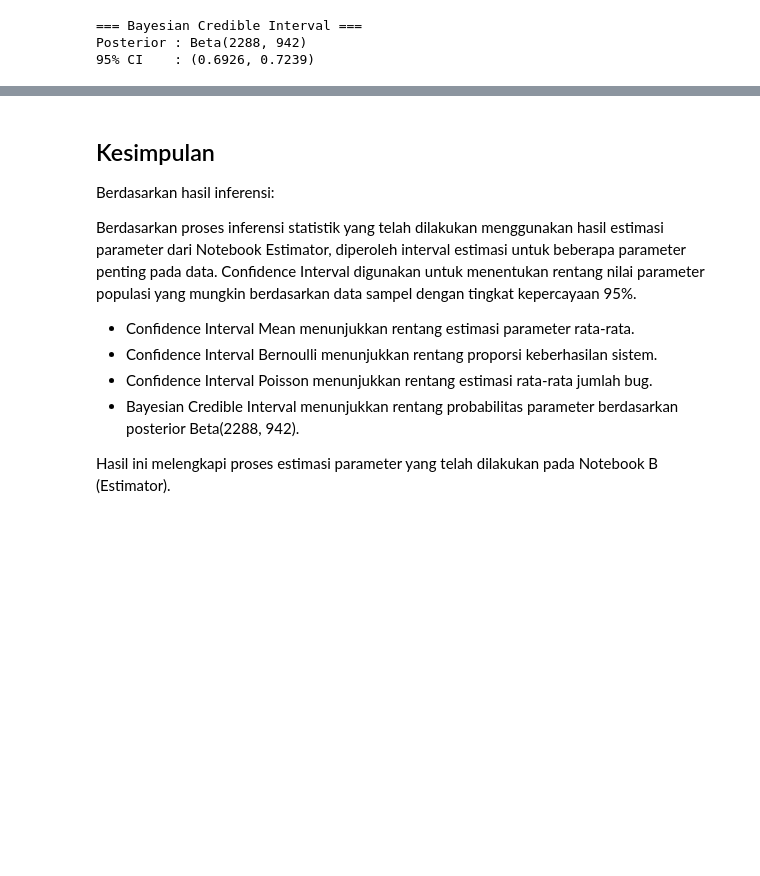
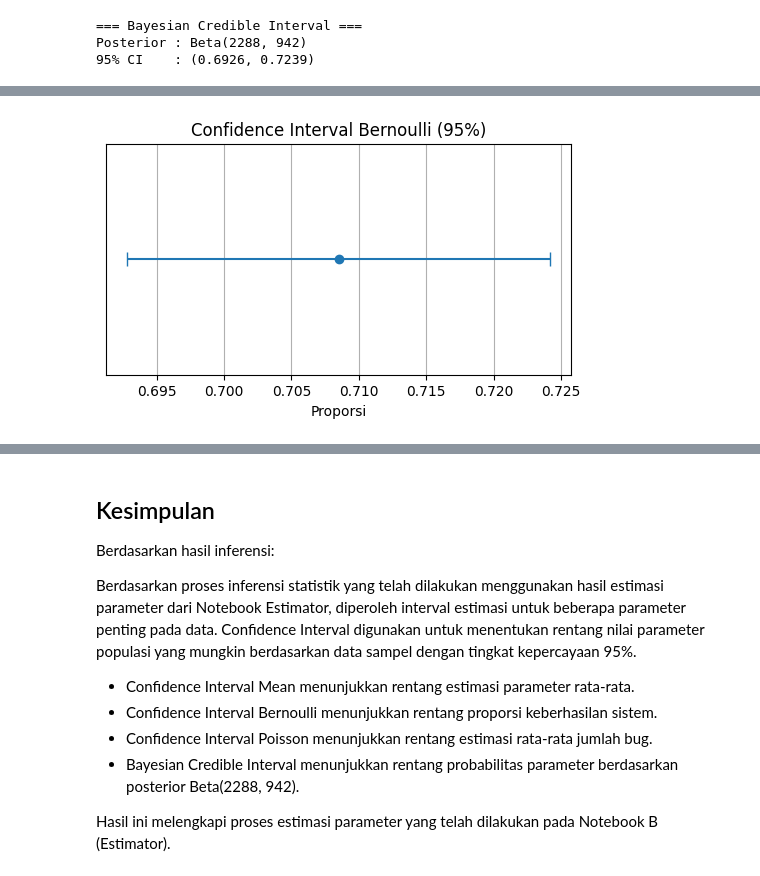
Before and after one commit to DRNCW/stat-audit-pandas-Tim7--sti-2025, a Jupyter notebook: Notebooks/03_confidence_interval.ipynb, the cells around one changed output, grey strips where cells are left out. Saved outputs shown, nothing was run; the diff lists cells and outputs as text; code cells hidden in the pictures; blank space fills up the shorter version.

```diff
--- a/Notebooks/03_confidence_interval.ipynb
+++ b/Notebooks/03_confidence_interval.ipynb
@@ -181,0 +208,21 @@ summary
+# %%
+# Visualisasi Confidence Interval Bernoulli
+
+plt.figure(figsize=(6,3))
+
+plt.errorbar(
+    theta_hat,
+    0,
+    xerr=[[theta_hat-ci_bernoulli_result[0]], [ci_bernoulli_result[1]-theta_hat]],
+    fmt='o',
+    capsize=5
+)
+
+plt.yticks([])
+plt.xlabel("Proporsi")
+plt.title("Confidence Interval Bernoulli (95%)")
+plt.grid(True)
+
+plt.show()
+# %% [output]
+[figure, added]
```
Also changed, not shown: parts of 6 cells of this notebook.
